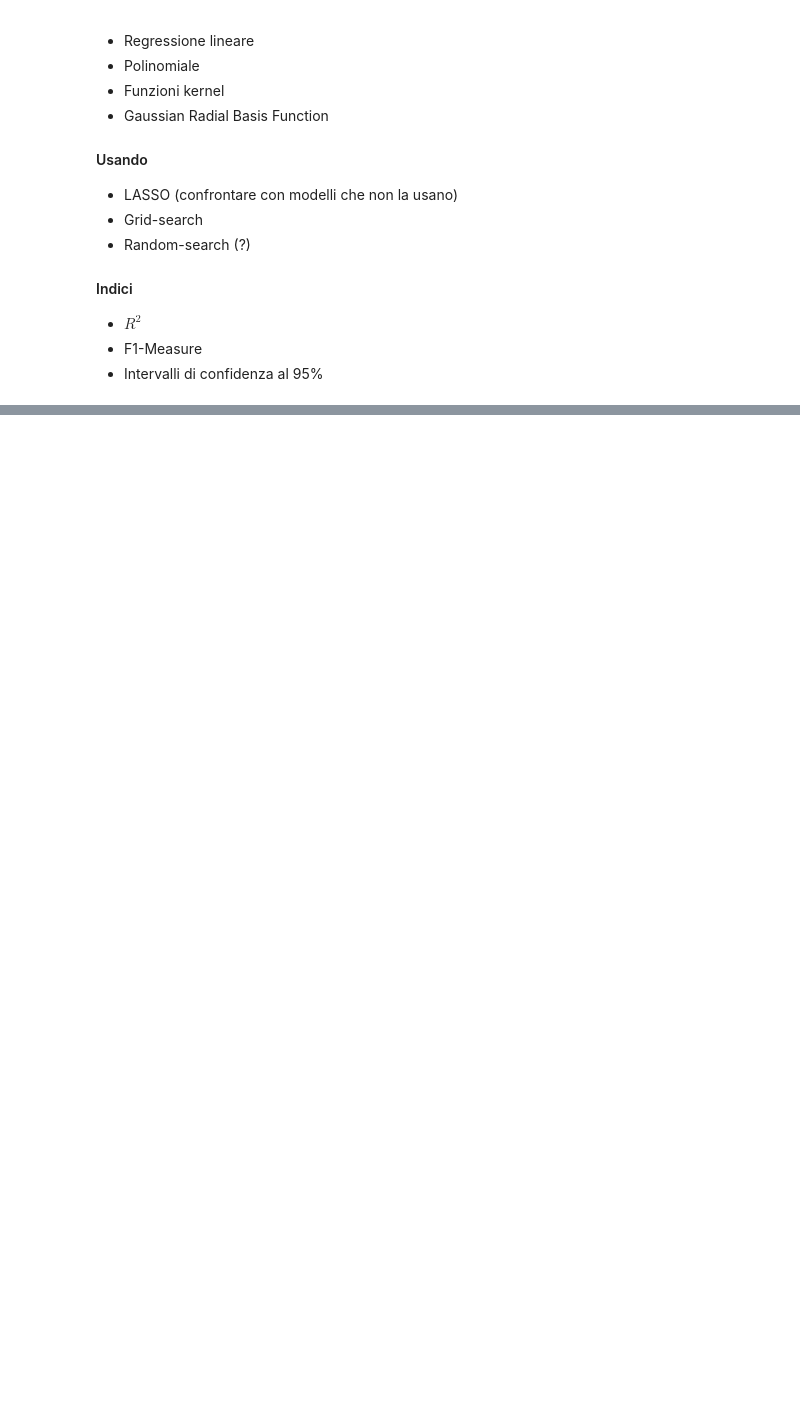
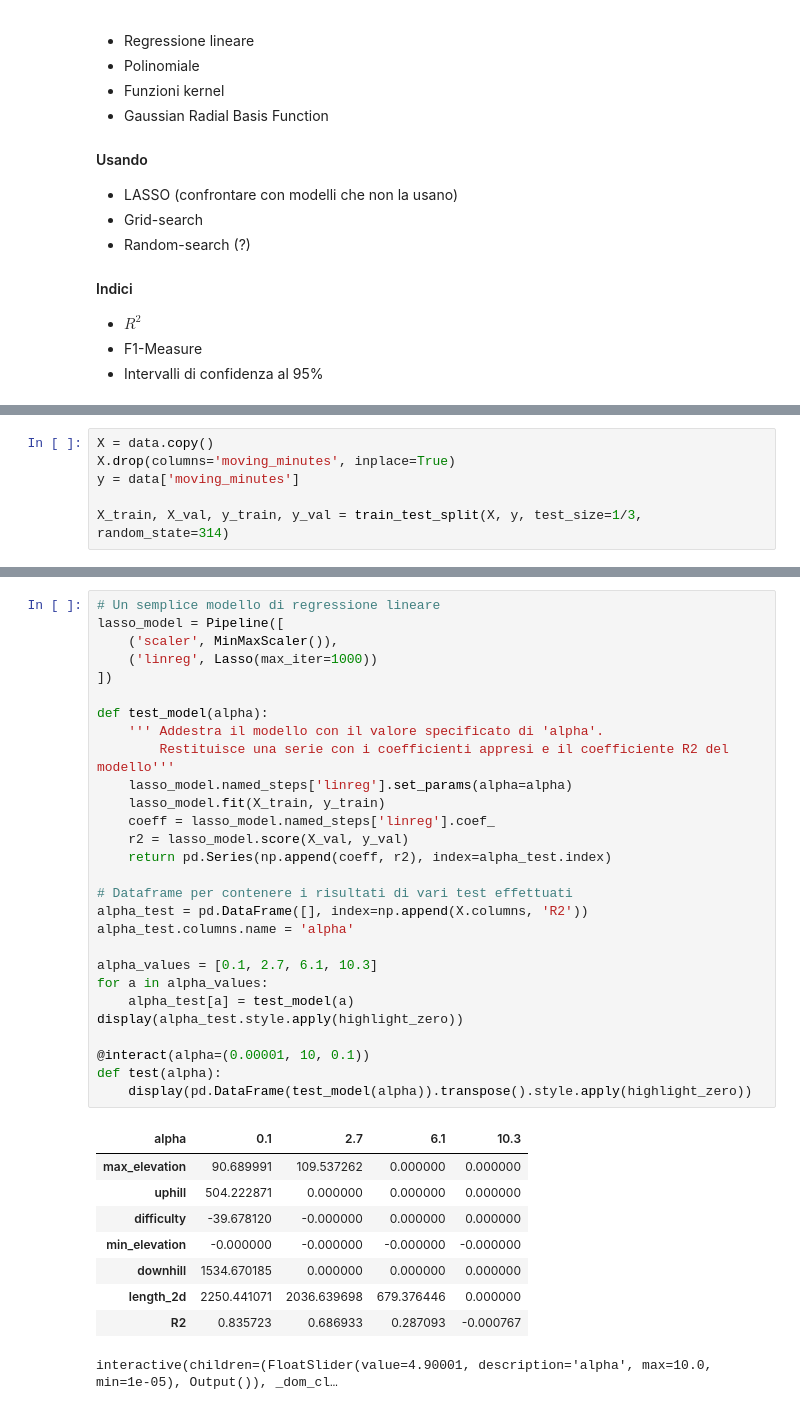
Before and after one commit to Carlovan/hiking-time-predictor, a Jupyter notebook: Progetto.ipynb, the cells around one changed output, grey strips where cells are left out. Drawn from its saved outputs; the diff is of its cells as text; blank space fills up the shorter version.

Commit message:
Some first test models

```diff
--- a/Progetto.ipynb
+++ b/Progetto.ipynb
@@ -345,0 +201,6 @@ Si può vedere che ora lo scarto interquartile è intorno a 1 per tutte le featu
+# %%
+X = data.copy()
+X.drop(columns='moving_minutes', inplace=True)
+y = data['moving_minutes']
+
+X_train, X_val, y_train, y_val = train_test_split(X, y, test_size=1/3, random_state=314)
@@ -345,0 +212,38 @@ Si può vedere che ora lo scarto interquartile è intorno a 1 per tutte le featu
+# %%
+# Un semplice modello di regressione lineare
+lasso_model = Pipeline([
+    ('scaler', MinMaxScaler()),
+    ('linreg', Lasso(max_iter=1000))
+])
+
+def test_model(alpha):
+    ''' Addestra il modello con il valore specificato di 'alpha'.
+        Restituisce una serie con i coefficienti appresi e il coefficiente R2 del modello'''
+    lasso_model.named_steps['linreg'].set_params(alpha=alpha)
+    lasso_model.fit(X_train, y_train)
+    coeff = lasso_model.named_steps['linreg'].coef_
+    r2 = lasso_model.score(X_val, y_val)
+    return pd.Series(np.append(coeff, r2), index=alpha_test.index)
+
+# Dataframe per contenere i risultati di vari test effettuati
+alpha_test = pd.DataFrame([], index=np.append(X.columns, 'R2'))
+alpha_test.columns.name = 'alpha'
+
+alpha_values = [0.1, 2.7, 6.1, 10.3]
+for a in alpha_values:
+    alpha_test[a] = test_model(a)
+display(alpha_test.style.apply(highlight_zero))
+
+@interact(alpha=(0.00001, 10, 0.1))
+def test(alpha):
+    display(pd.DataFrame(test_model(alpha)).transpose().style.apply(highlight_zero))
+# %% [output]
+| alpha | 0.1 | 2.7 | 6.1 | 10.3 |
+| max_elevation | 90.689991 | 109.537262 | 0.000000 | 0.000000 |
+| uphill | 504.222871 | 0.000000 | 0.000000 | 0.000000 |
+| difficulty | -39.678120 | -0.000000 | 0.000000 | 0.000000 |
+| min_elevation | -0.000000 | -0.000000 | -0.000000 | -0.000000 |
+| downhill | 1534.670185 | 0.000000 | 0.000000 | 0.000000 |
+| length_2d | 2250.441071 | 2036.639698 | 679.376446 | 0.000000 |
+| R2 | 0.835723 | 0.686933 | 0.287093 | -0.000767 |
+interactive(children=(FloatSlider(value=4.90001, description='alpha', max=10.0, min=1e-05), Output()), _dom_cl…
```
Also changed, not shown: parts of 20 cells of this notebook, 3 other files.
